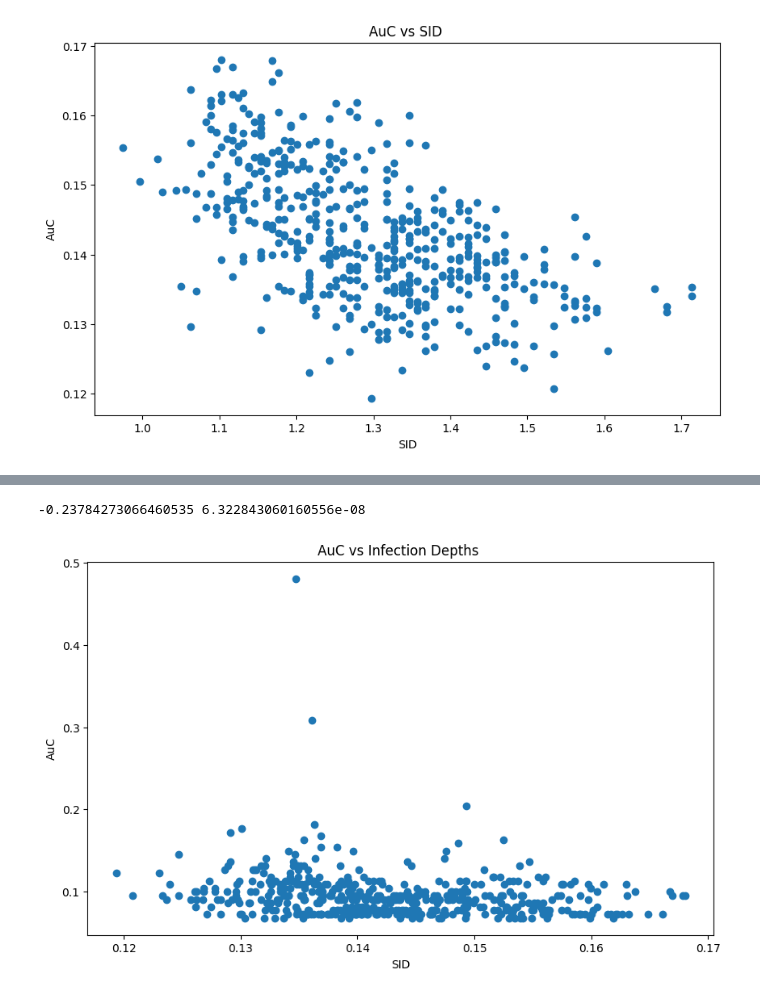
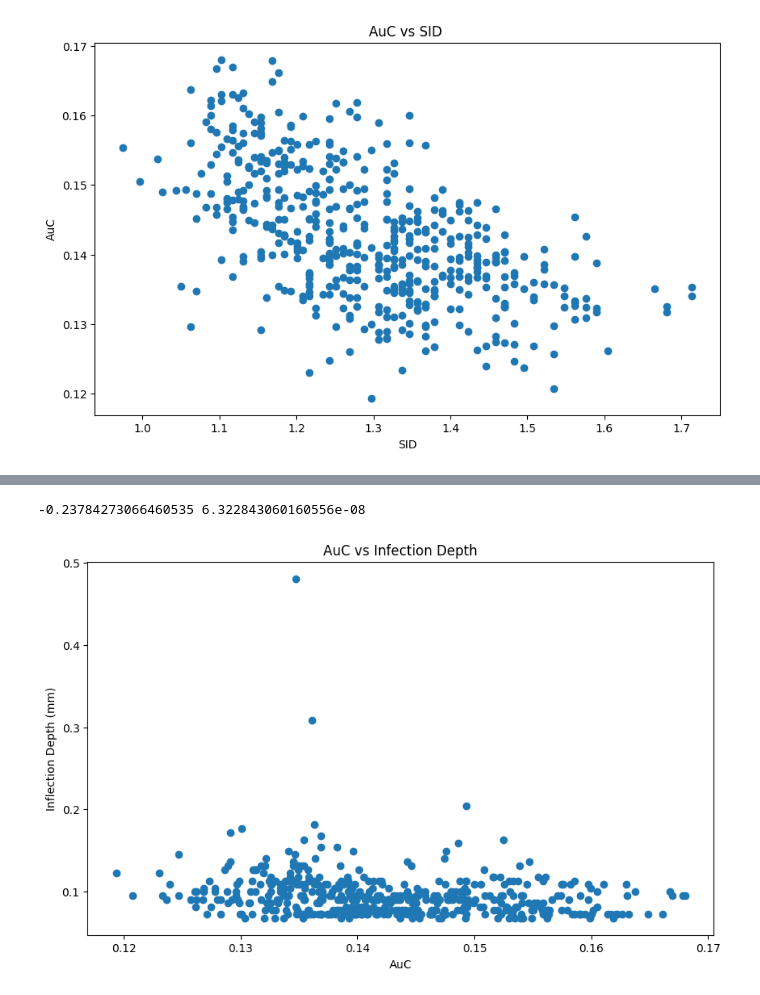
Before and after one commit to alejjara1/MeS_Vivosight, a Jupyter notebook: code/spearmans.ipynb, the cells around one changed output, grey strips where cells are left out. Saved outputs shown, nothing was run; the diff lists cells and outputs as text; code cells hidden in the pictures.

```diff
--- a/code/spearmans.ipynb
+++ b/code/spearmans.ipynb
@@ -94,13 +76,13 @@ print(res.statistic, res.pvalue)
 # %%
 plt.figure(figsize=(10, 6))
 plt.scatter(AuC, inflection_depths)
 # plt.scatter(a,b)
-plt.title('AuC vs Infection Depths ')
-plt.xlabel('SID')
-plt.ylabel('AuC')
+plt.title('AuC vs Infection Depth')
+plt.xlabel('AuC')
+plt.ylabel('Inflection Depth (mm)')
 
 res = stats.spearmanr(AuC, inflection_depths)
 print(res.statistic, res.pvalue)
 # %% [output]
 -0.23784273066460535 6.322843060160556e-08
-[figure, old version]
+[figure, new version]
```
Also changed, not shown: parts of 2 cells of this notebook, 3 other files.
